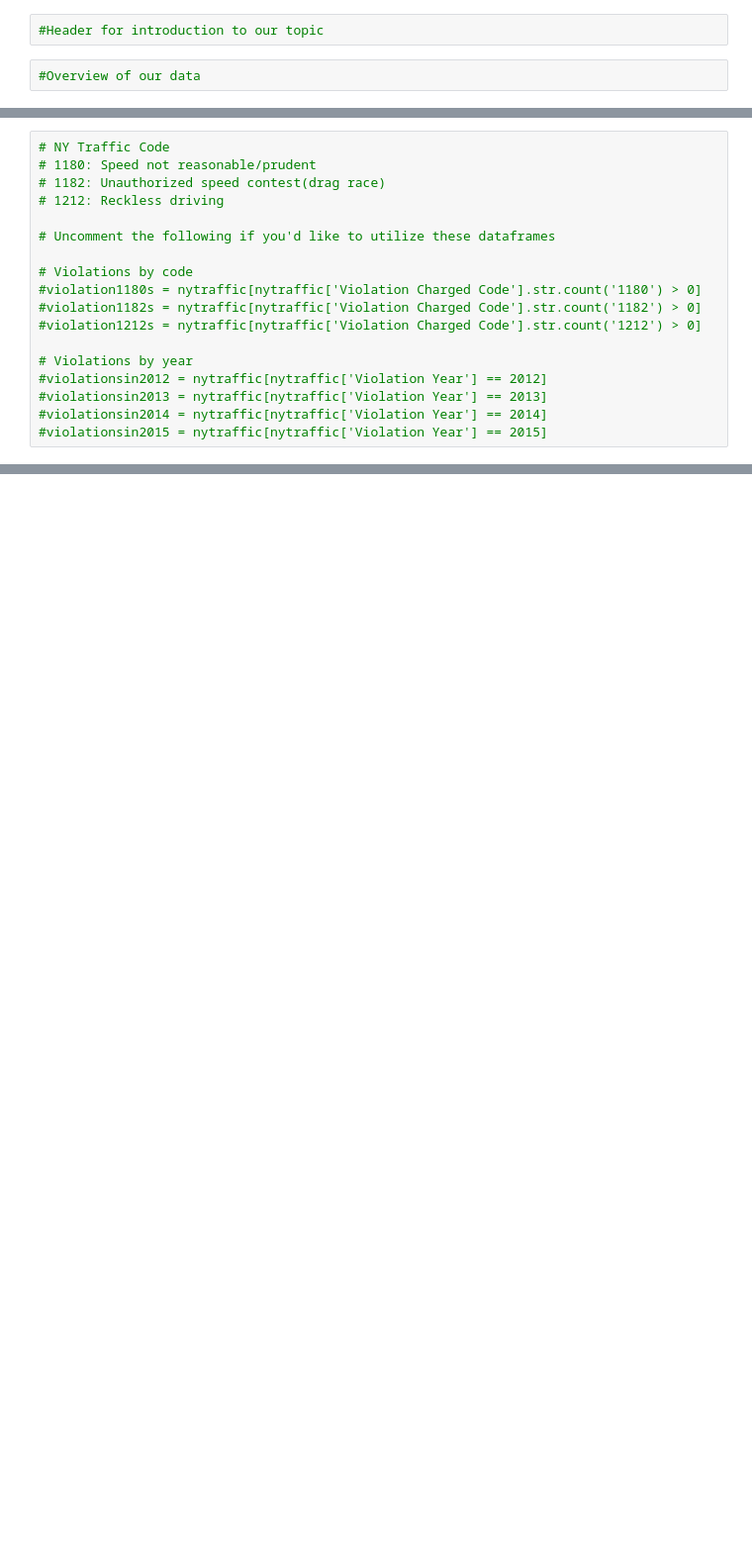
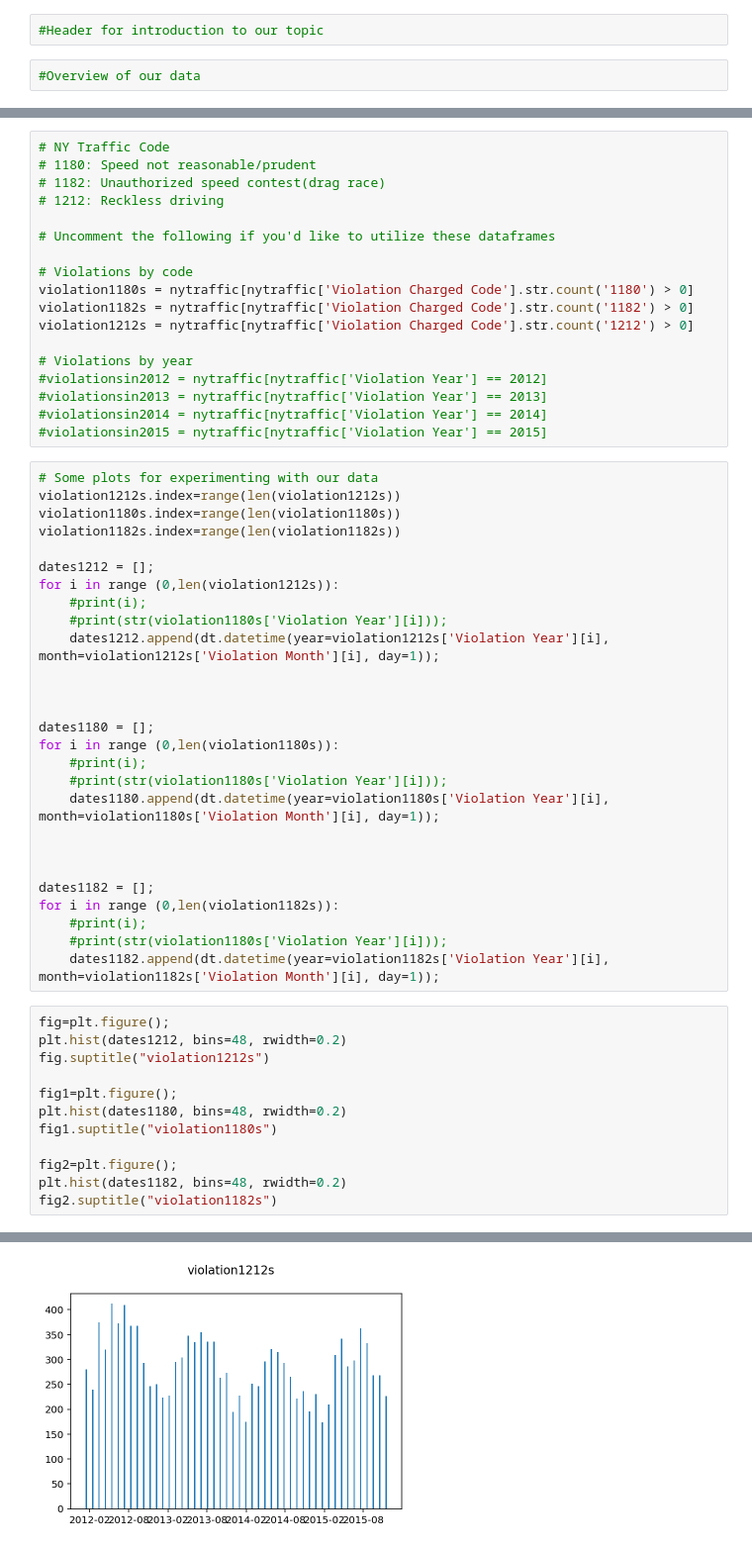
Before and after one commit to wumuyao1996/Pr_000, a Jupyter notebook: finalproject.ipynb, the cells around one changed output, grey strips where cells are left out. Shown: that part at 99% size. Saved outputs shown, nothing was run; the diff lists cells and outputs as text; blank space fills up the shorter version.

Commit message:
Simon: Added plots for experiments

```diff
--- a/finalproject.ipynb
+++ b/finalproject.ipynb
@@ -46,12 +45,52 @@ Index(['Title', 'Lifetime Gross', 'Opening', 'Date'], dtype='object')
 # Uncomment the following if you'd like to utilize these dataframes
 
 # Violations by code
-#violation1180s = nytraffic[nytraffic['Violation Charged Code'].str.count('1180') > 0]
-#violation1182s = nytraffic[nytraffic['Violation Charged Code'].str.count('1182') > 0]
-#violation1212s = nytraffic[nytraffic['Violation Charged Code'].str.count('1212') > 0]
+violation1180s = nytraffic[nytraffic['Violation Charged Code'].str.count('1180') > 0]
+violation1182s = nytraffic[nytraffic['Violation Charged Code'].str.count('1182') > 0]
+violation1212s = nytraffic[nytraffic['Violation Charged Code'].str.count('1212') > 0]
 
 # Violations by year
 #violationsin2012 = nytraffic[nytraffic['Violation Year'] == 2012]
 #violationsin2013 = nytraffic[nytraffic['Violation Year'] == 2013]
 #violationsin2014 = nytraffic[nytraffic['Violation Year'] == 2014]
 #violationsin2015 = nytraffic[nytraffic['Violation Year'] == 2015]
+# %%
+# Some plots for experimenting with our data
+violation1212s.index=range(len(violation1212s))
+violation1180s.index=range(len(violation1180s))
+violation1182s.index=range(len(violation1182s))
+
+dates1212 = [];
+for i in range (0,len(violation1212s)):
+    #print(i);
+    #print(str(violation1180s['Violation Year'][i]));
+    dates1212.append(dt.datetime(year=violation1212s['Violation Year'][i], month=violation1212s['Violation Month'][i], day=1));
+
+
+
+dates1180 = [];
+for i in range (0,len(violation1180s)):
+    #print(i);
+    #print(str(violation1180s['Violation Year'][i]));
+    dates1180.append(dt.datetime(year=violation1180s['Violation Year'][i], month=violation1180s['Violation Month'][i], day=1));
+
+
+
+dates1182 = [];
+for i in range (0,len(violation1182s)):
+    #print(i);
+    #print(str(violation1180s['Violation Year'][i]));
+    dates1182.append(dt.datetime(year=violation1182s['Violation Year'][i], month=violation1182s['Violation Month'][i], day=1));
+# %%
+fig=plt.figure();
+plt.hist(dates1212, bins=48, rwidth=0.2)
+fig.suptitle("violation1212s")
+
+fig1=plt.figure();
+plt.hist(dates1180, bins=48, rwidth=0.2)
+fig1.suptitle("violation1180s")
+
+fig2=plt.figure();
+plt.hist(dates1182, bins=48, rwidth=0.2)
+fig2.suptitle("violation1182s")
+# %% [output]
@@ -57,0 +98 @@ Index(['Title', 'Lifetime Gross', 'Opening', 'Date'], dtype='object')
+[figure, added]
```
Also changed, not shown: parts of 3 cells of this notebook.
